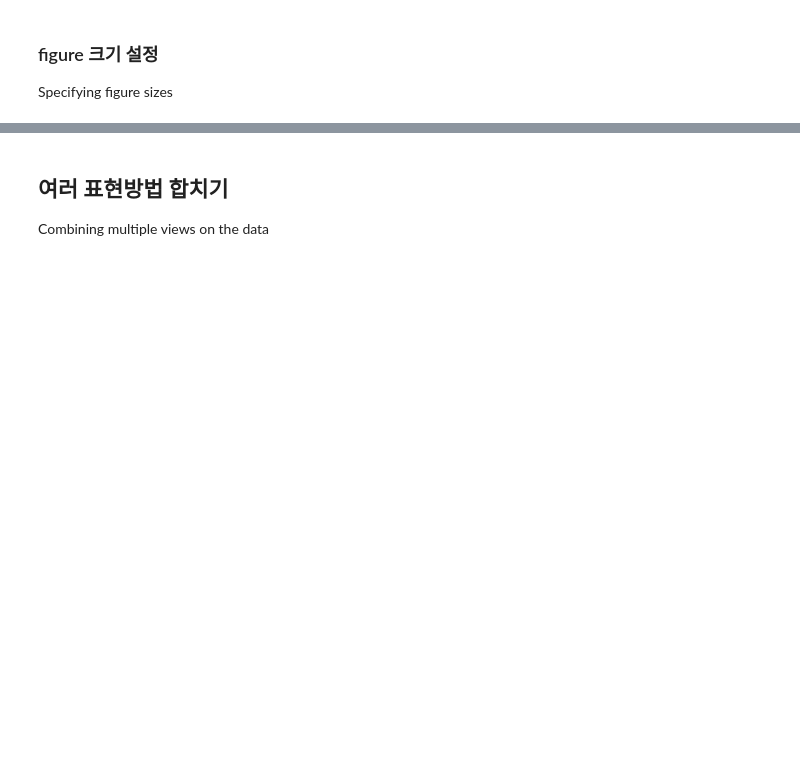
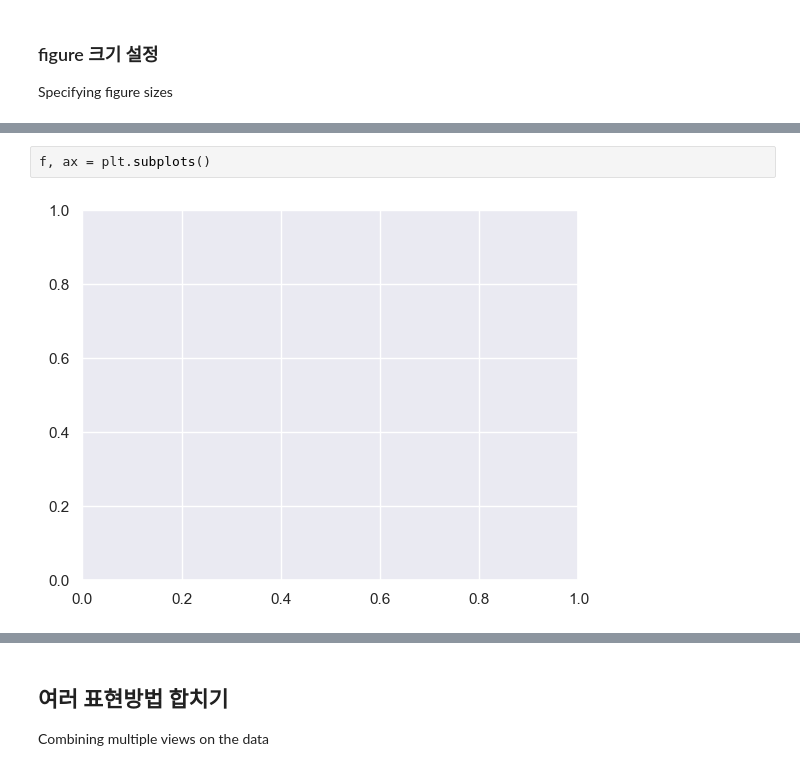
Before and after one commit to kjmn1105/Seaborn-Tuorial, a Jupyter notebook: 2_API Overview.ipynb, the cells around one changed output, grey strips where cells are left out. Drawn from its saved outputs; the diff is of its cells as text; blank space fills up the shorter version.

```diff
--- a/2_API Overview.ipynb
+++ b/2_API Overview.ipynb
@@ -104,0 +142,4 @@ Specifying figure sizes
+# %%
+f, ax = plt.subplots()
+# %% [output]
+[figure, added]
```
Also changed, not shown: parts of 17 cells of this notebook.
